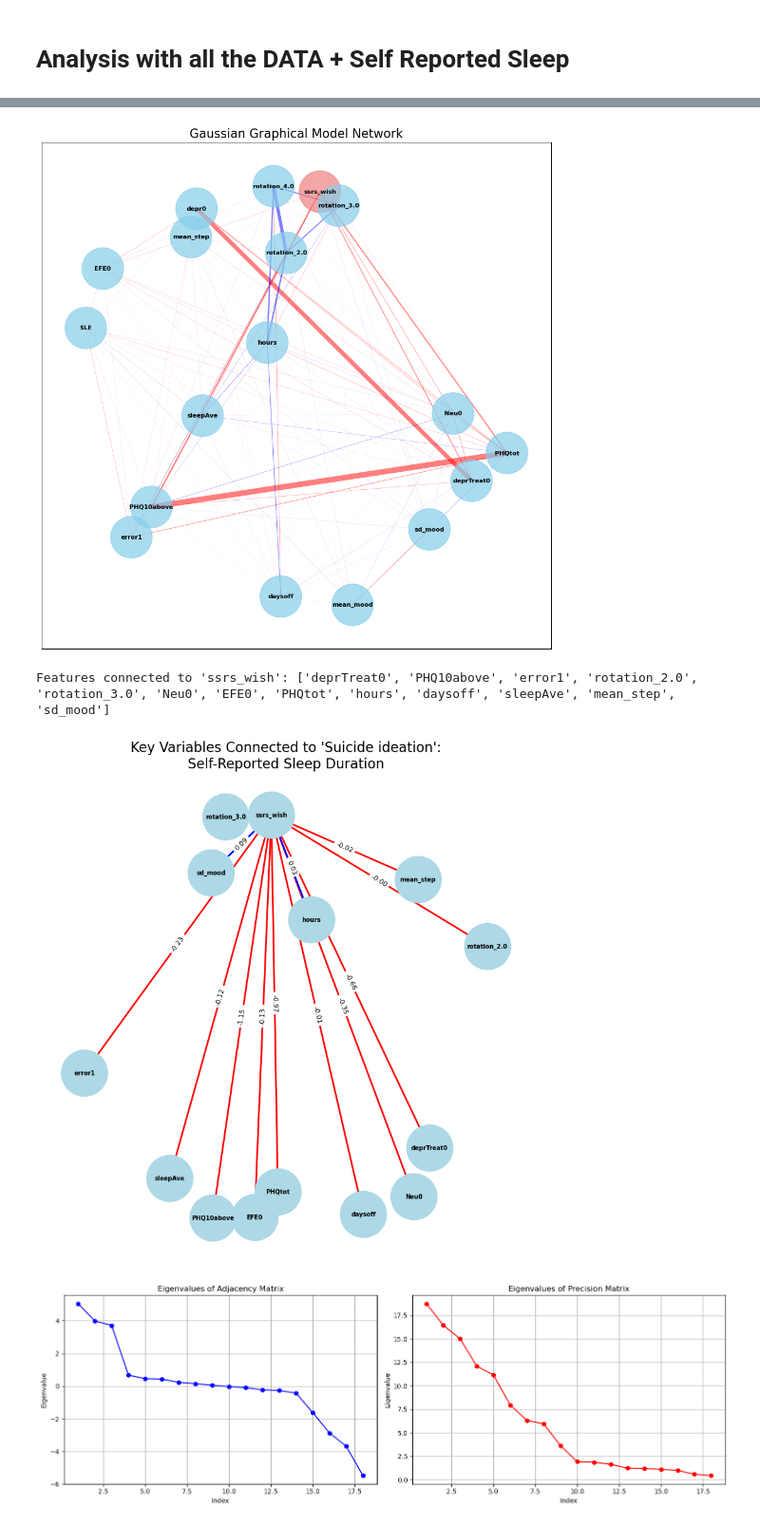
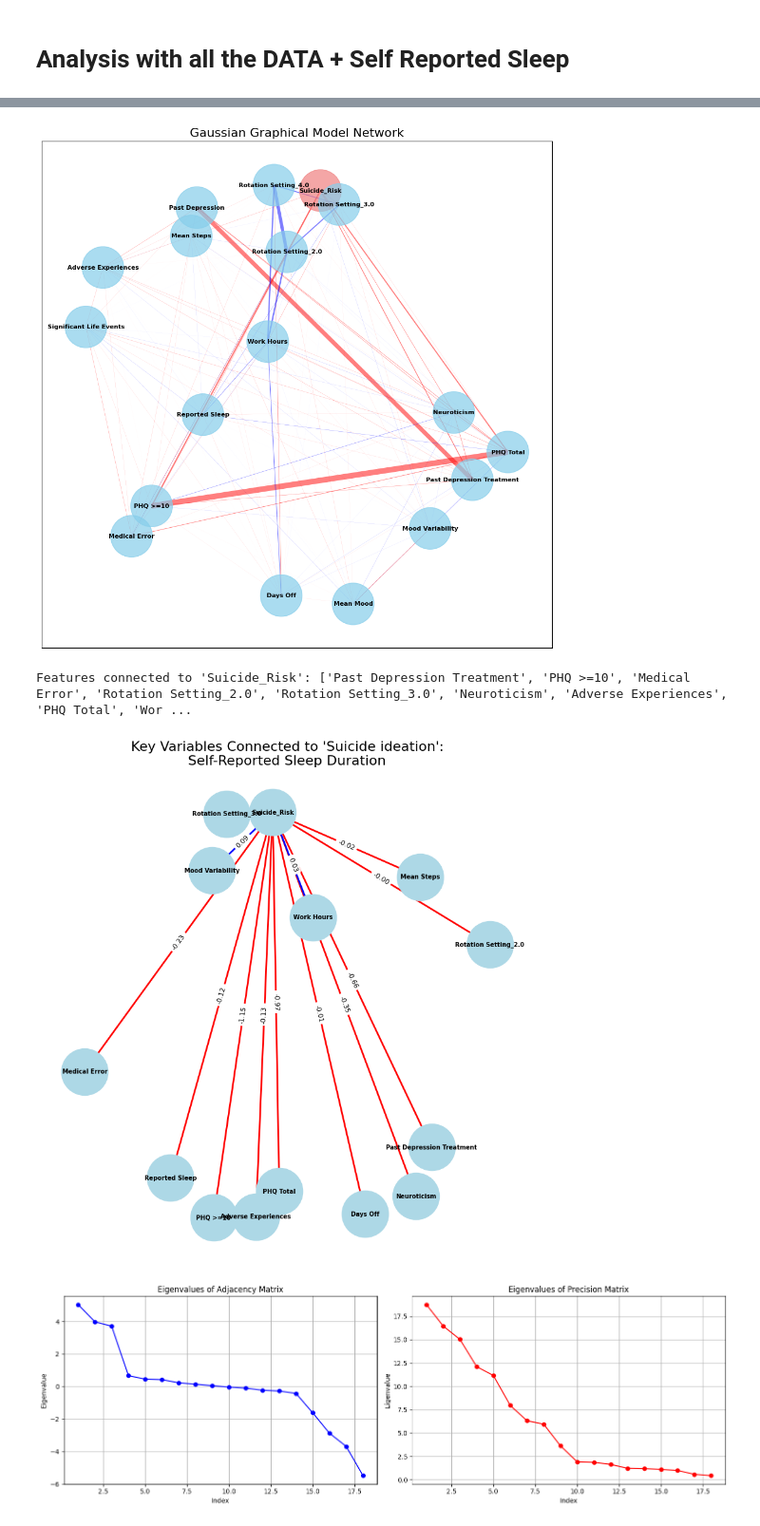
Before and after one commit to alexanderquispe/PassiveSensing-Symptoms-NetworkAnalysis, a Jupyter notebook: dslc_documentation/3_network_analysis_Thalia.ipynb, the cells around one changed output, grey strips where cells are left out. Shown at 95% size. Drawn from its saved outputs; the diff is of its cells as text; code cells hidden in the pictures.

```diff
--- a/dslc_documentation/3_network_analysis_Thalia.ipynb
+++ b/dslc_documentation/3_network_analysis_Thalia.ipynb
@@ -686,7 +743,7 @@ plt.figure(figsize=(12, 12))
 pos = nx.spring_layout(G, seed=42, k=0.8, iterations=50)
 
 # Color nodes by type (e.g., target vs predictors)
-node_colors = ['lightcoral' if node == 'ssrs_wish' else 'skyblue' for node in G.nodes()]
+node_colors = ['lightcoral' if node == 'Suicide_Risk' else 'skyblue' for node in G.nodes()]
 
 # Get edge weights for display (but won't plot the numbers)
 edge_weights = [G[u][v]['weight'] for u, v in G.edges()]
@@ -715,55 +772,55 @@ plt.title("Gaussian Graphical Model Network", fontsize=16)
 plt.savefig("ggm_training_network_weighted_REPORTEDSLEEP.png", dpi=300, bbox_inches='tight')  # Save with high resolution
 plt.show()
 # %% [output]
-[figure, old version]
+[figure, new version]
 # %%
-# Step 4: Identify features directly connected to the outcome variable 'ssrs_wish'
-if 'ssrs_wish' in G.nodes:
-    connected_features = [n for n in G.neighbors('ssrs_wish')]
-    print(f"Features connected to 'ssrs_wish': {connected_features}")
+# Step 4: Identify features directly connected to the outcome variable 'Suicide_Risk'
+if 'Suicide_Risk' in G.nodes:
+    connected_features = [n for n in G.neighbors('Suicide_Risk')]
+    print(f"Features connected to 'Suicide_Risk': {connected_features}")
 else:
-    print("Error: 'ssrs_wish' is not part of the GGM network.")
+    print("Error: 'Suicide_Risk' is not part of the GGM network.")
 
-# Step 5: Build a subgraph with only 'ssrs_wish' and its connected nodes
+# Step 5: Build a subgraph with only 'Suicide_Risk' and its connected nodes
 subgraph = nx.Graph()
-subgraph.add_node('ssrs_wish')  # Add the main outcome variable
+subgraph.add_node('Suicide_Risk')  # Add the main outcome variable
 
-# Add edges between 'ssrs_wish' and connected features with weights
+# Add edges between 'Suicide_Risk' and connected features with weights
 for feature in connected_features:
-    if G.has_edge('ssrs_wish', feature):  # Ensure the edge exists
-        weight = G['ssrs_wish'][feature]['weight']  # Get the edge weight
-        subgraph.add_edge('ssrs_wish', feature, weight=weight)  # Add edge
+    if G.has_edge('Suicide_Risk', feature):  # Ensure the edge exists
+        weight = G['Suicide_Risk'][feature]['weight']  # Get the edge weight
+        subgraph.add_edge('Suicide_Risk', feature, weight=weight)  # Add edge
 
 # Step 6: Prepare edge colors based on the sign of the weight
 edge_colors = []
 for _, _, weight in subgraph.edges(data='weight'):
     if weight > 0:
         edge_colors.append('blue')  # Positive correlations
     else:
         edge_colors.append('red')  # Negative correlations
 
 # Step 7: Visualize the subgraph with color-coded edges
 plt.figure(figsize=(8, 8))
 pos = nx.spring_layout(subgraph, seed=42)  # Layout for visualization
 nx.draw(
     subgraph, pos, with_labels=True, node_size=3000, font_size=7, font_weight='bold',
     node_color='lightblue', edge_color=edge_colors, width=2
 )
 
 # Add edge labels for weights
 edge_labels = nx.get_edge_attributes(subgraph, 'weight')
 nx.draw_networkx_edge_labels(
     subgraph, pos, edge_labels={k: f"{v:.2f}" for k, v in edge_labels.items()}, font_size=8
 )
 
 # Title and save
 plt.title("Key Variables Connected to 'Suicide ideation':\nSelf-Reported Sleep Duration", fontsize = 16)
-# output_path = r'C:\Users\Alexander\Documents\GitHub\PassiveSensing-Symptoms-NetworkAnalysis\output\sub_graph_ssrs_wish.png'
+# output_path = r'C:\Users\Alexander\Documents\GitHub\PassiveSensing-Symptoms-NetworkAnalysis\output\sub_graph_Suicide_Risk.png'
 plt.savefig('ggm_training_postlasso_REPORTEDSLEEP.png', dpi=300, bbox_inches='tight')  # Save with high resolution
 plt.show()
 # %% [output]
-Features connected to 'ssrs_wish': ['deprTreat0', 'PHQ10above', 'error1', 'rotation_2.0', 'rotation_3.0', 'Neu0', 'EFE0', 'PHQtot', 'hours', 'daysoff', 'sleepAve', 'mean_step', 'sd_mood']
+Features connected to 'Suicide_Risk': ['Past Depression Treatment', 'PHQ >=10', 'Medical Error', 'Rotation Setting_2.0', 'Rotation Setting_3.0', 'Neuroticism', 'Adverse Experiences', 'PHQ Total', 'Wor ...
-[figure, old version]
+[figure, new version]
 # %%
 # [Previous imports remain the same]
 import pandas as pd
```
Also changed, not shown: parts of 9 cells of this notebook, 2 other files.
